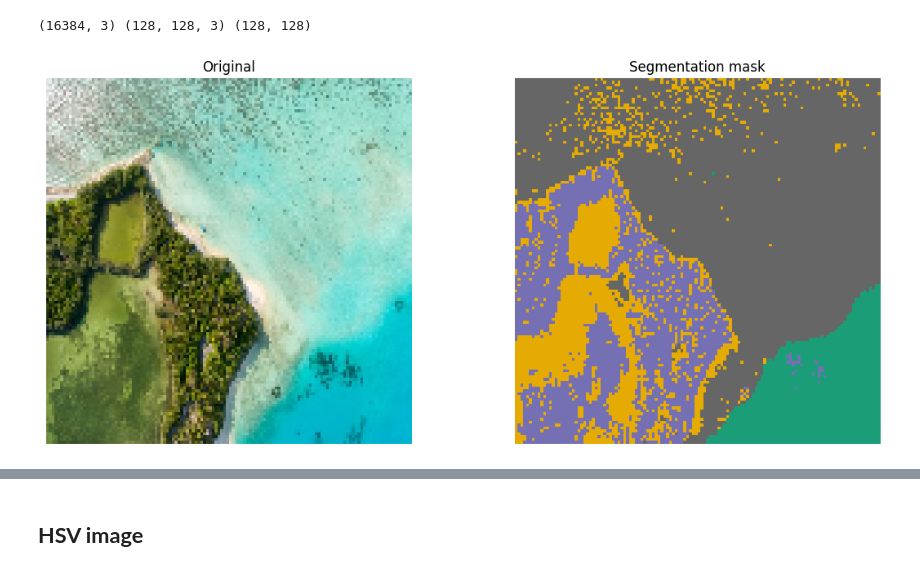
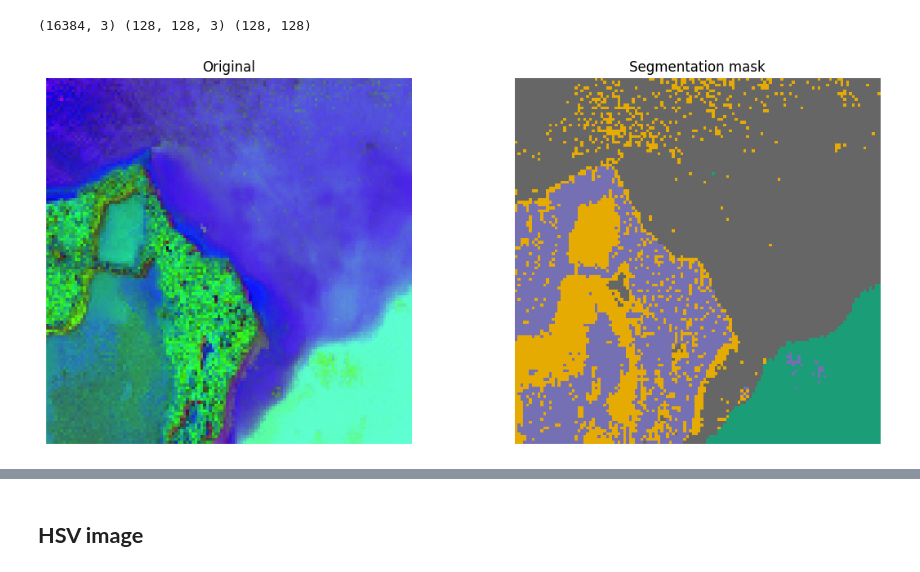
Before and after one commit to elshabday/machine_learning, a Jupyter notebook: Sem_06/kmeans_images.ipynb, the cells around one changed output, grey strips where cells are left out. Cells and saved outputs as stored; diff of their text form; code cells hidden in the pictures.

```diff
--- a/Sem_06/kmeans_images.ipynb
+++ b/Sem_06/kmeans_images.ipynb
@@ -59,10 +59,10 @@ print(vectorized_rgb.shape, img_rgb.shape, clustered_rgb.shape)
 # %%
 # Plot original and segmentation masks
 _, axes = plt.subplots (1, 2, figsize = (12,5))
-axes[0].imshow( img_rgb ), axes[0].set_axis_off(), axes[0].set_title("Original")
+axes[0].imshow( img_hsv ), axes[0].set_axis_off(), axes[0].set_title("Original")
 axes[1].imshow( clustered_rgb, cmap='Dark2' ), axes[1].set_axis_off(), axes[1].set_title("Segmentation mask")
 plt.tight_layout()
 # %% [output]
-[figure, old version]
+[figure, new version]
 # %%
 # Mask only the cluster number 0 (turn the rest of pixels into black)
```
Also changed, not shown: parts of 6 cells of this notebook, 1 other file.
